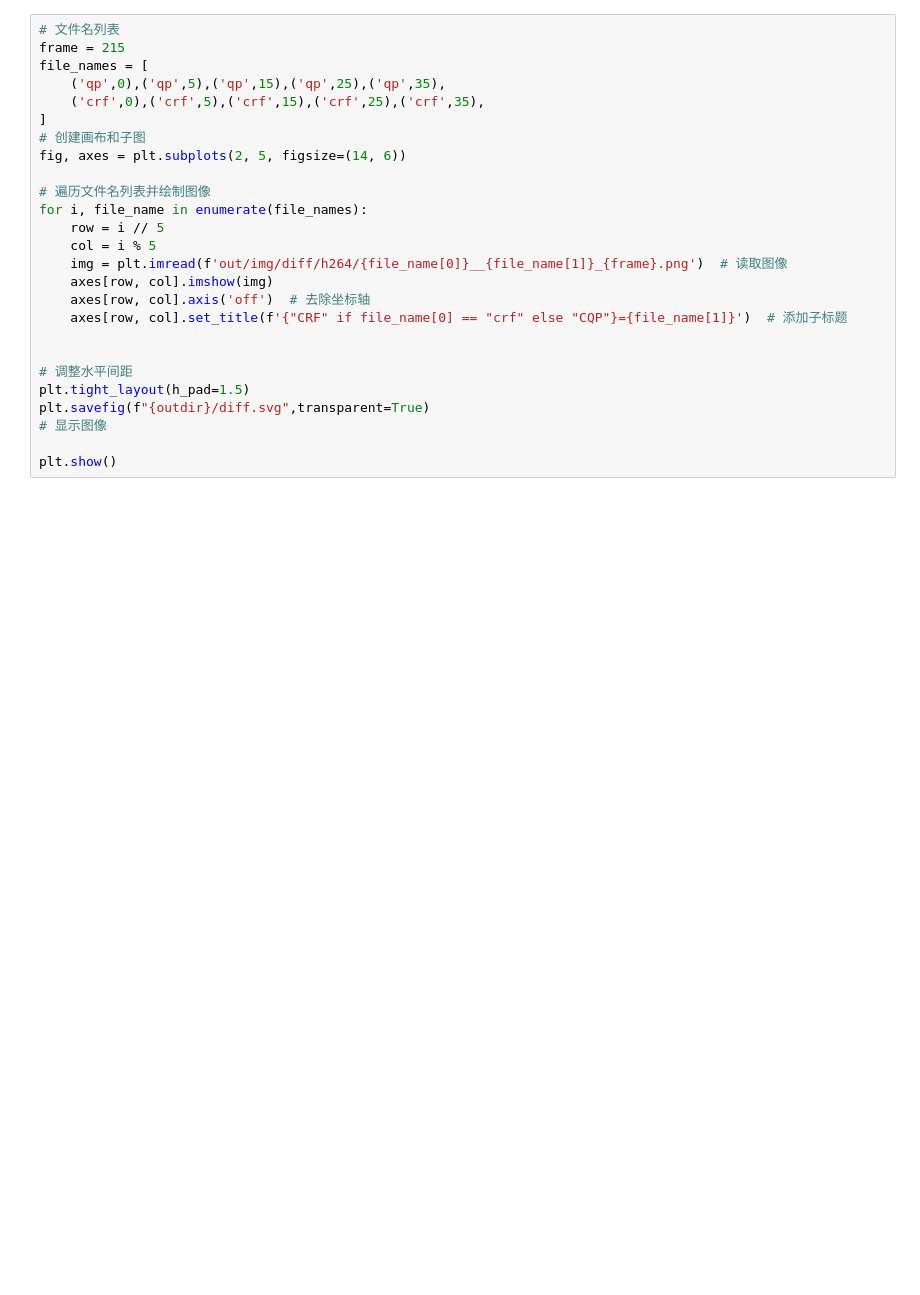
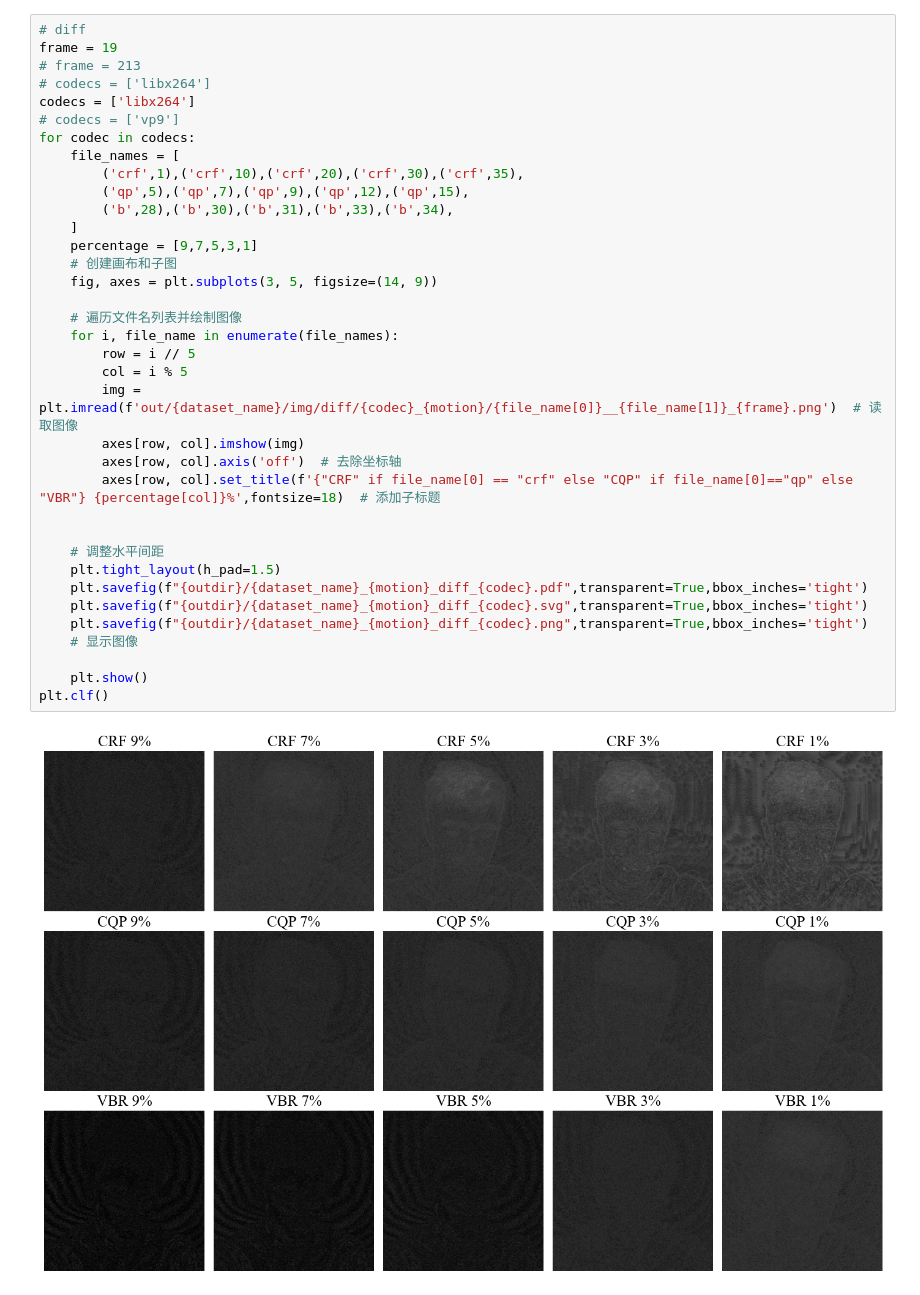
Before and after one commit to gnaloaixey/rppg_video_compression, a Jupyter notebook: draw_figure.ipynb, the cells around one changed output. Saved outputs shown, nothing was run; the diff lists cells and outputs as text; blank space fills up the shorter version.

```diff
--- a/draw_figure.ipynb
+++ b/draw_figure.ipynb
@@ -90,26 +187,38 @@ plt.clf()
 # %%
-# 文件名列表
-frame = 215
-file_names = [
-    ('qp',0),('qp',5),('qp',15),('qp',25),('qp',35),
-    ('crf',0),('crf',5),('crf',15),('crf',25),('crf',35),
-]
-# 创建画布和子图
-fig, axes = plt.subplots(2, 5, figsize=(14, 6))
+# diff
+frame = 19
+# frame = 213
+# codecs = ['libx264']
+codecs = ['libx264']
+# codecs = ['vp9']
+for codec in codecs:
+    file_names = [
+        ('crf',1),('crf',10),('crf',20),('crf',30),('crf',35),
+        ('qp',5),('qp',7),('qp',9),('qp',12),('qp',15),
+        ('b',28),('b',30),('b',31),('b',33),('b',34),
+    ]
+    percentage = [9,7,5,3,1]
+    # 创建画布和子图
+    fig, axes = plt.subplots(3, 5, figsize=(14, 9))
 
-# 遍历文件名列表并绘制图像
-for i, file_name in enumerate(file_names):
-    row = i // 5
-    col = i % 5
-    img = plt.imread(f'out/img/diff/h264/{file_name[0]}__{file_name[1]}_{frame}.png')  # 读取图像
-    axes[row, col].imshow(img)
-    axes[row, col].axis('off')  # 去除坐标轴
-    axes[row, col].set_title(f'{"CRF" if file_name[0] == "crf" else "CQP"}={file_name[1]}')  # 添加子标题
+    # 遍历文件名列表并绘制图像
+    for i, file_name in enumerate(file_names):
+        row = i // 5
+        col = i % 5
+        img = plt.imread(f'out/{dataset_name}/img/diff/{codec}_{motion}/{file_name[0]}__{file_name[1]}_{frame}.png')  # 读取图像
+        axes[row, col].imshow(img)
+        axes[row, col].axis('off')  # 去除坐标轴
+        axes[row, col].set_title(f'{"CRF" if file_name[0] == "crf" else "CQP" if file_name[0]=="qp" else "VBR"} {percentage[col]}%',fontsize=18)  # 添加子标题
 
 
-# 调整水平间距
-plt.tight_layout(h_pad=1.5)
-plt.savefig(f"{outdir}/diff.svg",transparent=True)
-# 显示图像
+    # 调整水平间距
+    plt.tight_layout(h_pad=1.5)
+    plt.savefig(f"{outdir}/{dataset_name}_{motion}_diff_{codec}.pdf",transparent=True,bbox_inches='tight')
+    plt.savefig(f"{outdir}/{dataset_name}_{motion}_diff_{codec}.svg",transparent=True,bbox_inches='tight')
+    plt.savefig(f"{outdir}/{dataset_name}_{motion}_diff_{codec}.png",transparent=True,bbox_inches='tight')
+    # 显示图像
 
-plt.show()
+    plt.show()
+plt.clf()
+# %% [output]
+[figure, added]
```
Also changed, not shown: parts of 16 cells of this notebook, 20 other files.
